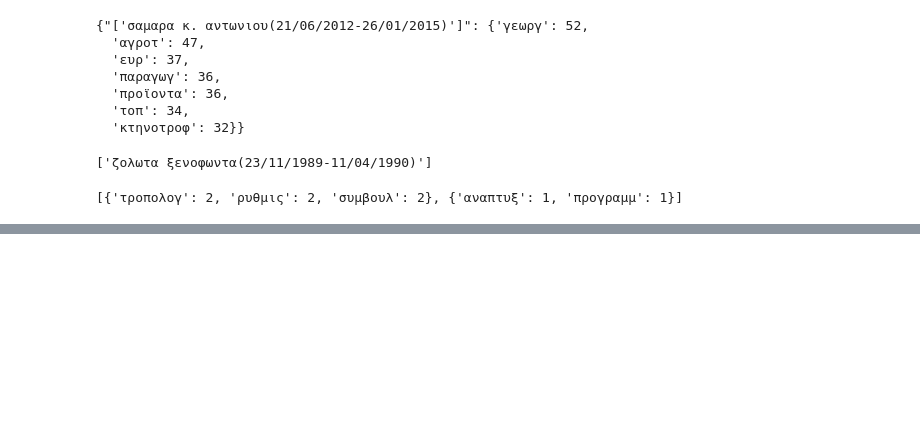
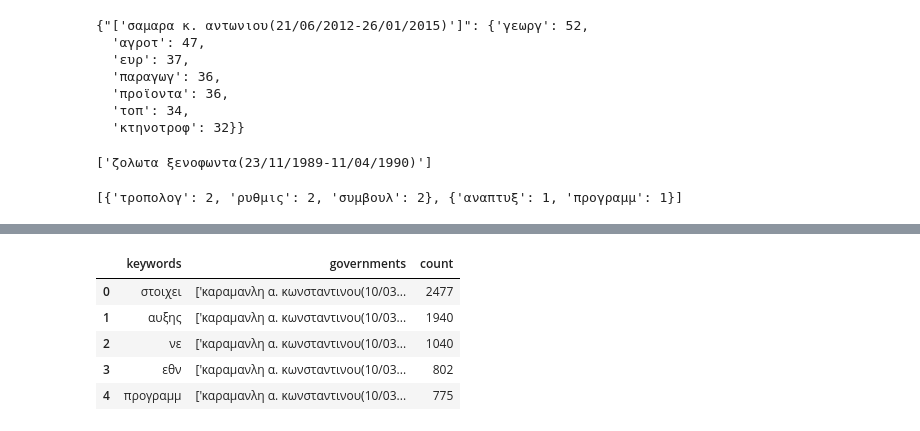
Before and after one commit to Sarrez/greek-parliament, a Jupyter notebook: keywords/keywords.ipynb, the cells around one changed output, grey strips where cells are left out. Drawn from its saved outputs; the diff is of its cells as text; code cells hidden in the pictures; blank space fills up the shorter version.

```diff
--- a/keywords/keywords.ipynb
+++ b/keywords/keywords.ipynb
@@ -186,0 +234,10 @@ fig.show()
+# %%
+df2 = create_words_per_gov_df(governments_per_party['πανελληνιο σοσιαλιστικο κινημα'])
+df2.head()
+# %% [output]
+|  | keywords | governments | count |
+| 0 | στοιχει | ['καραμανλη α. κωνσταντινου(10/03... | 2477 |
+| 1 | αυξης | ['καραμανλη α. κωνσταντινου(10/03... | 1940 |
+| 2 | νε | ['καραμανλη α. κωνσταντινου(10/03... | 1040 |
+| 3 | εθν | ['καραμανλη α. κωνσταντινου(10/03... | 802 |
+| 4 | προγραμμ | ['καραμανλη α. κωνσταντινου(10/03... | 775 |
```
Also changed, not shown: parts of 20 cells of this notebook, 31 other files.
